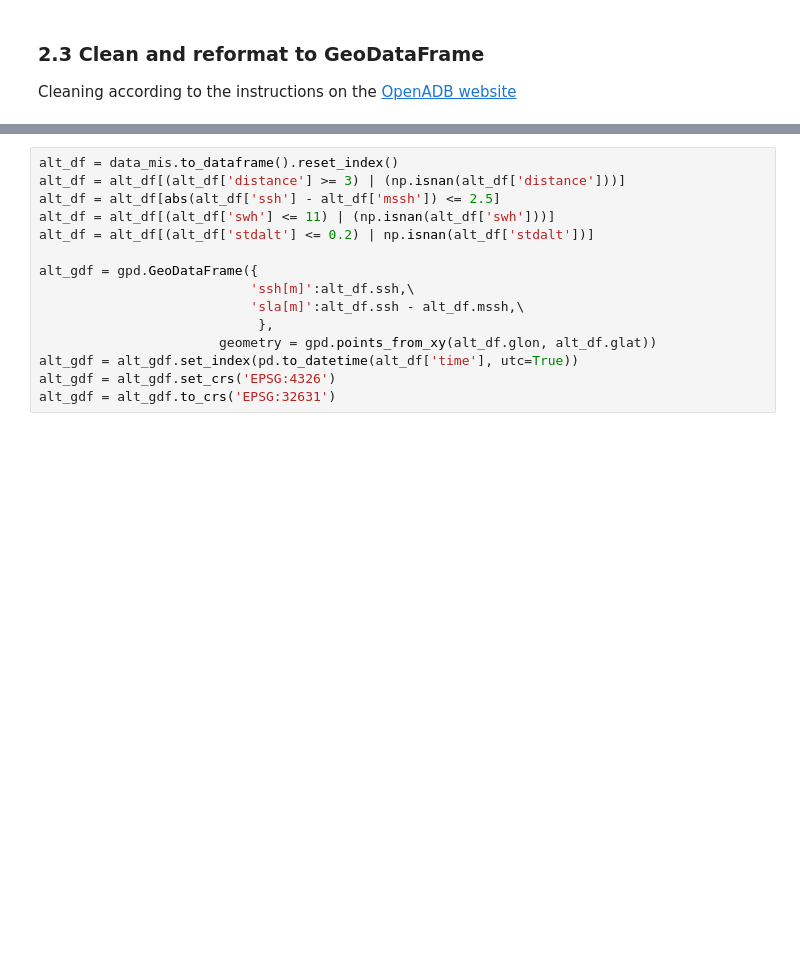
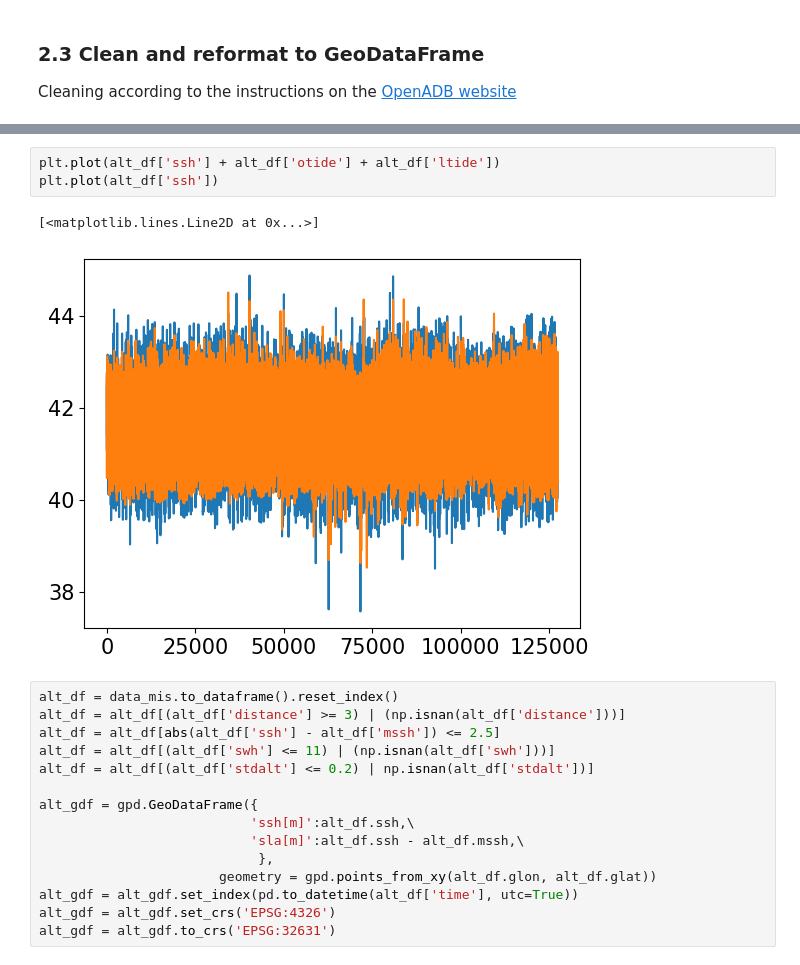
Before and after one commit to 3enedix/P1-data-combination-code, a Jupyter notebook: compare_altimetry_vs_TG.ipynb, the cells around one changed output, grey strips where cells are left out. Saved outputs shown, nothing was run; the diff lists cells and outputs as text; blank space fills up the shorter version.

```diff
--- a/compare_altimetry_vs_TG.ipynb
+++ b/compare_altimetry_vs_TG.ipynb
@@ -166,3 +196,9 @@ Cleaning according to the instructions on the [OpenADB website](https://openadb.
+# %%
+plt.plot(alt_df['ssh'] + alt_df['otide'] + alt_df['ltide'])
+plt.plot(alt_df['ssh'])
+# %% [output]
+[<matplotlib.lines.Line2D at 0x...>]
+[figure, added]
 # %%
 alt_df = data_mis.to_dataframe().reset_index()
 alt_df = alt_df[(alt_df['distance'] >= 3) | (np.isnan(alt_df['distance']))]
```
Also changed, not shown: parts of 3 cells of this notebook.
